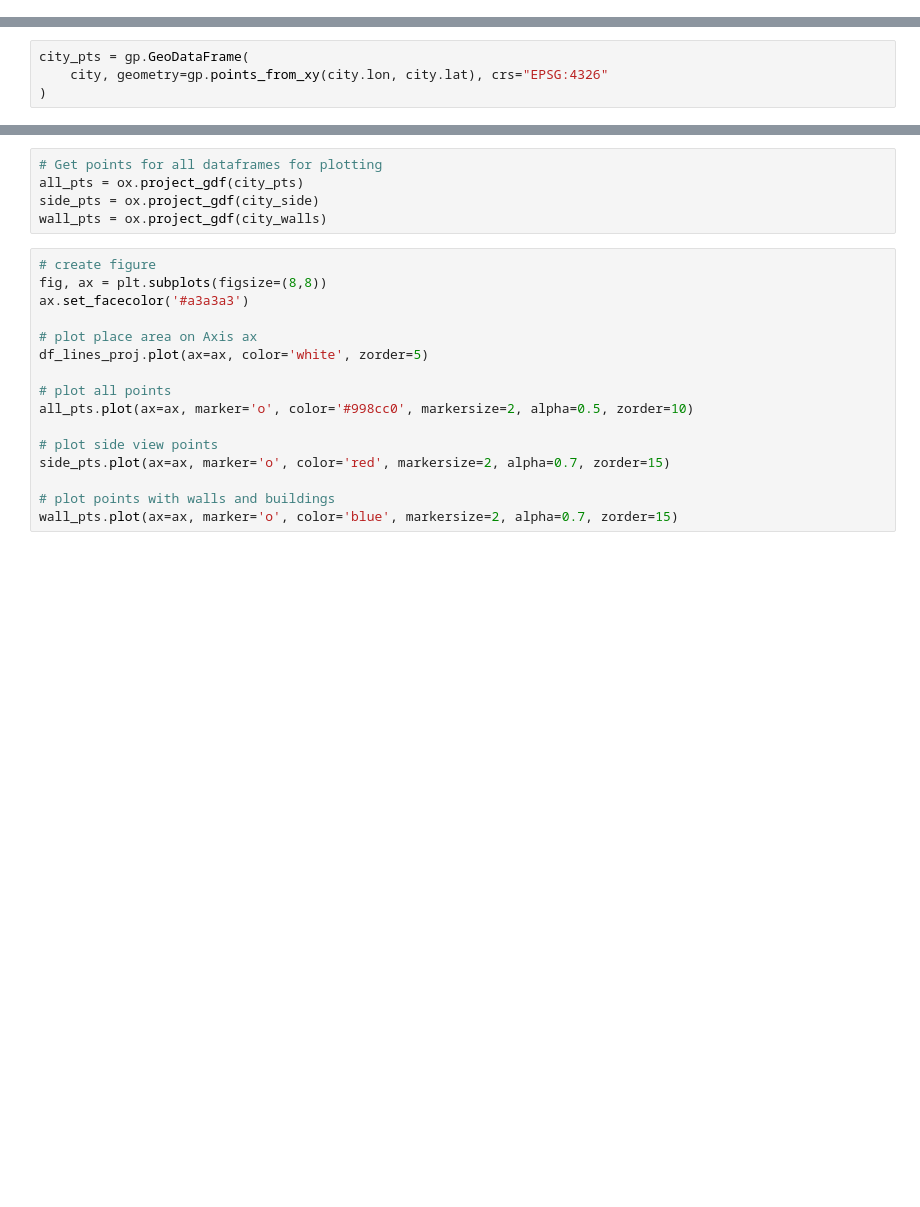
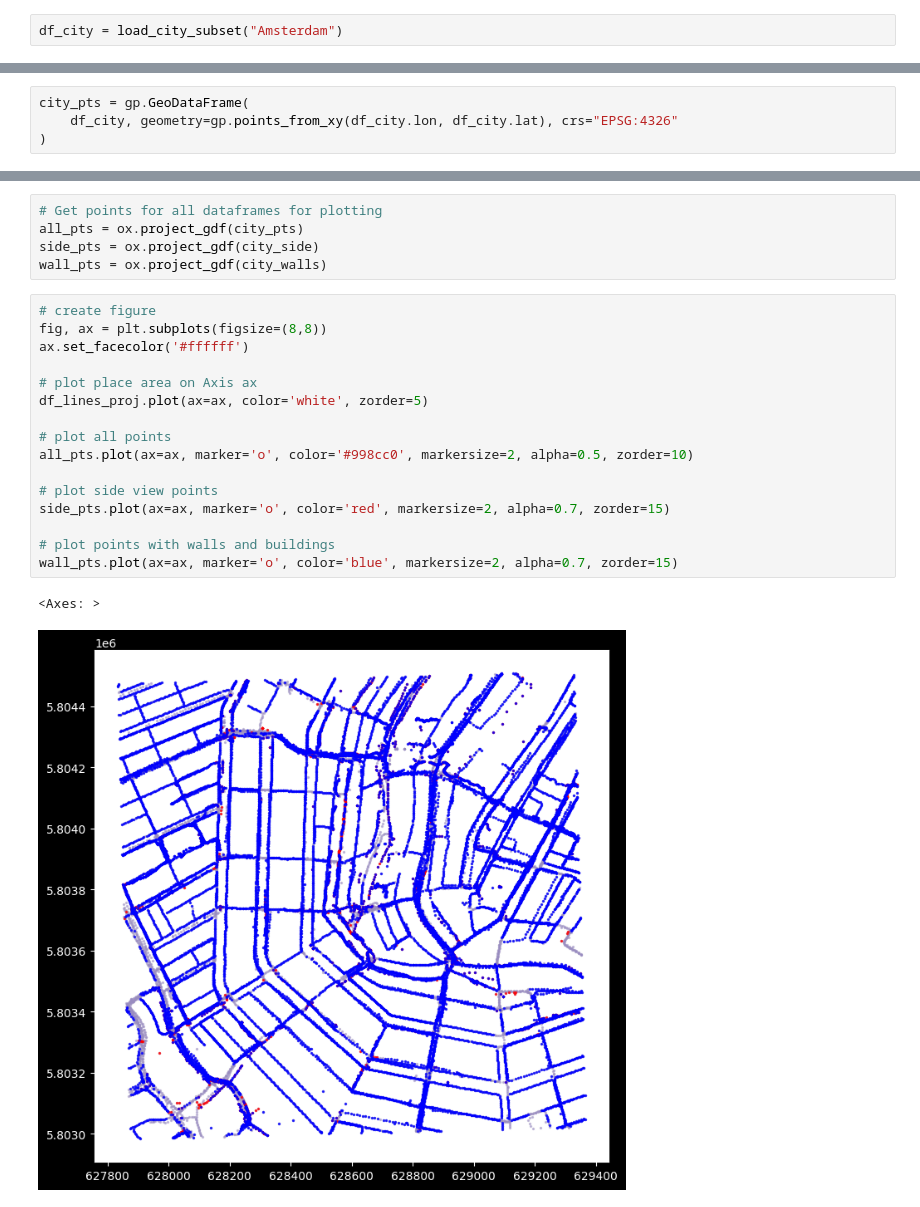
Before and after one commit to Urban-M4/streetscapes, a Jupyter notebook: notebooks/plot_city.ipynb, the cells around one changed output, grey strips where cells are left out. Drawn from its saved outputs; the diff is of its cells as text; blank space fills up the shorter version.

```diff
--- a/notebooks/plot_city.ipynb
+++ b/notebooks/plot_city.ipynb
@@ -23,0 +19,2 @@ df = pd.read_parquet(conf.OUTPUT_DIR / "amsterdam-all.parquet")
+# %%
+df_city = load_city_subset("Amsterdam")
@@ -30,6 +37,6 @@ city = df[df["city"] == "Amsterdam"]
 # %%
 city_pts = gp.GeoDataFrame(
-    city, geometry=gp.points_from_xy(city.lon, city.lat), crs="EPSG:4326"
+    df_city, geometry=gp.points_from_xy(df_city.lon, df_city.lat), crs="EPSG:4326"
 )
 # %% [markdown]
 We can now subset the data further for images that were taken during the day and that have a viewing direction from the side.
@@ -62,16 +87,19 @@ wall_pts = ox.project_gdf(city_walls)
 # %%
 # create figure
 fig, ax = plt.subplots(figsize=(8,8))
-ax.set_facecolor('#a3a3a3')
+ax.set_facecolor('#ffffff')
 
 # plot place area on Axis ax
 df_lines_proj.plot(ax=ax, color='white', zorder=5)
 
 # plot all points
 all_pts.plot(ax=ax, marker='o', color='#998cc0', markersize=2, alpha=0.5, zorder=10)
 
 # plot side view points
 side_pts.plot(ax=ax, marker='o', color='red', markersize=2, alpha=0.7, zorder=15)
 
 # plot points with walls and buildings
 wall_pts.plot(ax=ax, marker='o', color='blue', markersize=2, alpha=0.7, zorder=15)
+# %% [output]
+<Axes: >
+[figure, added]
```
Also changed, not shown: parts of 6 cells of this notebook, 13 other files.
